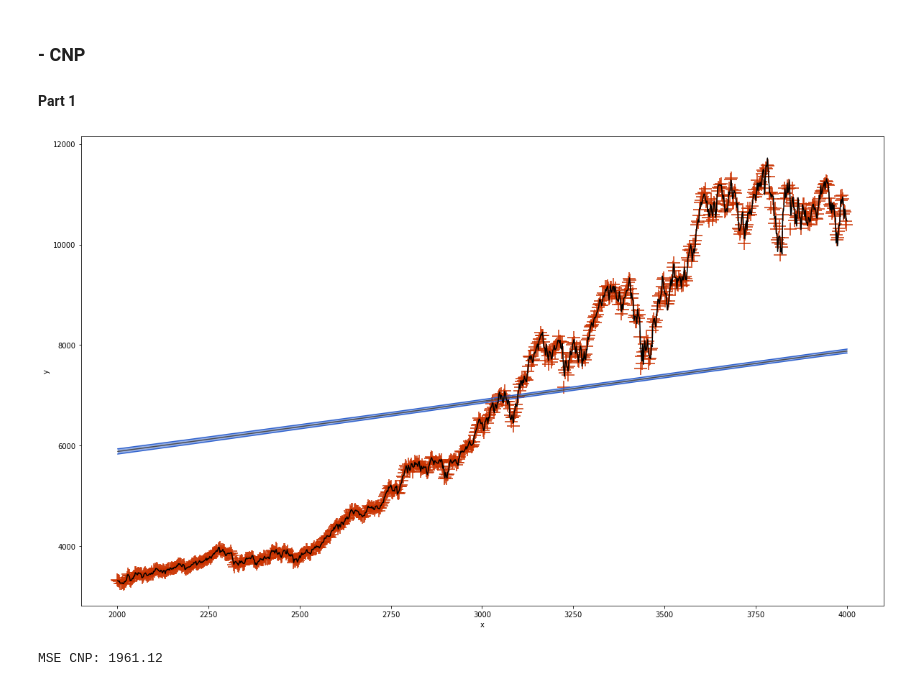
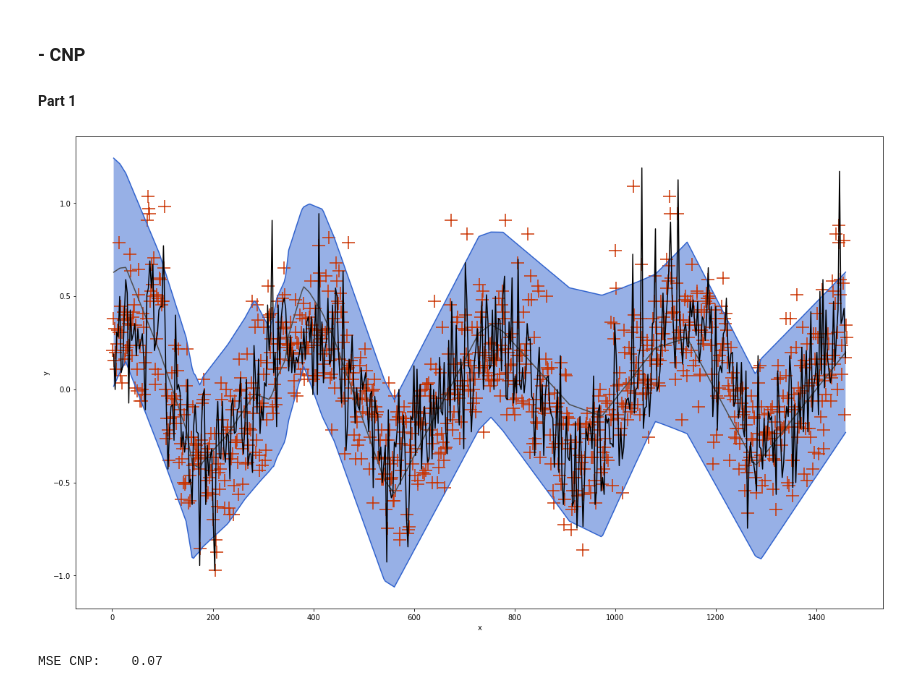
Before and after one commit to hsienchinchou/TFM_cnps_ts_prediction, a Jupyter notebook: doc/demo/Conditional Neural Processes for Time Series Prediction (Part 3).ipynb, the cells around one changed output. Cells and saved outputs as stored; diff of their text form; code cells hidden in the pictures.

```diff
--- a/doc/demo/Conditional Neural Processes for Time Series Prediction (Part 3).ipynb
+++ b/doc/demo/Conditional Neural Processes for Time Series Prediction (Part 3).ipynb
@@ -192,7 +252,7 @@ with tf.variable_scope("gp_plot"):
 # %% [markdown]
 ## CNP Model
 # %%
-cnp = ConditionalNeuralProcess(name="cnp-model")
+cnp = ConditionalNeuralProcess(name="cnp-model", aggregator="Mean")
 # %%
 cnp_mean, cnp_variance, cnp_loss = cnp(data)
 # %%
@@ -211,8 +271,8 @@ with tf.variable_scope("cnp_plot"):
 init = tf.global_variables_initializer()
 saver = tf.train.Saver()
 # %%
-NUM_EPISODES = 1000
-SAVE_STEP = 1000
+NUM_EPISODES = 1500
+SAVE_STEP = 100
 
 with tf.Session() as session:
 
@@ -312,7 +372,13 @@ def cnp_predict(xc, yc, xt, ground_truth_data):
               axes_label=("x", "y"),
               filling=[[1,2]]
         )
-        return xy
+        return xy, xymax, xymin
+# %%
+with tf.Session() as session:
+    xc_train, yc_train, xt_train, yt_train = session.run([
+        x_context[0], y_context[0], x_target[0], y_target[0]], feed_dict={plotting_mode: True})
+    xc, yc, xt, yt = session.run([
+        x_context_test[0], y_context_test[0], x_target_test[0], y_target_test[0]], feed_dict={plotting_mode: True})
 # %% [markdown]
 # Result
 # %% [markdown]
@@ -348,8 +432,8 @@ MSE GP:  198.68
 #### Part 1
 # %%
 plt.figure(figsize=(20,12))
-pred_cnp = cnp_predict(xc, yc, xt, np.transpose([xt, yt]))
-print("MSE CNP: {0:7.2f}".format((np.absolute(yt - pred_cnp[:,1])).mean()))
+pred_cnp, max_pred_cnp, min_pred_cnp = cnp_predict(xc_train, yc, xt_train, np.transpose([xt_train, yt]))
+print("MSE CNP: {0:7.2f}".format((np.square(yt - pred_cnp[:,1])).mean()))
 # %% [output]
-[figure, old version]
+[figure, new version]
-MSE CNP: 1961.12
+MSE CNP:    0.07
```
Also changed, not shown: parts of 35 cells of this notebook, 2 other files.
